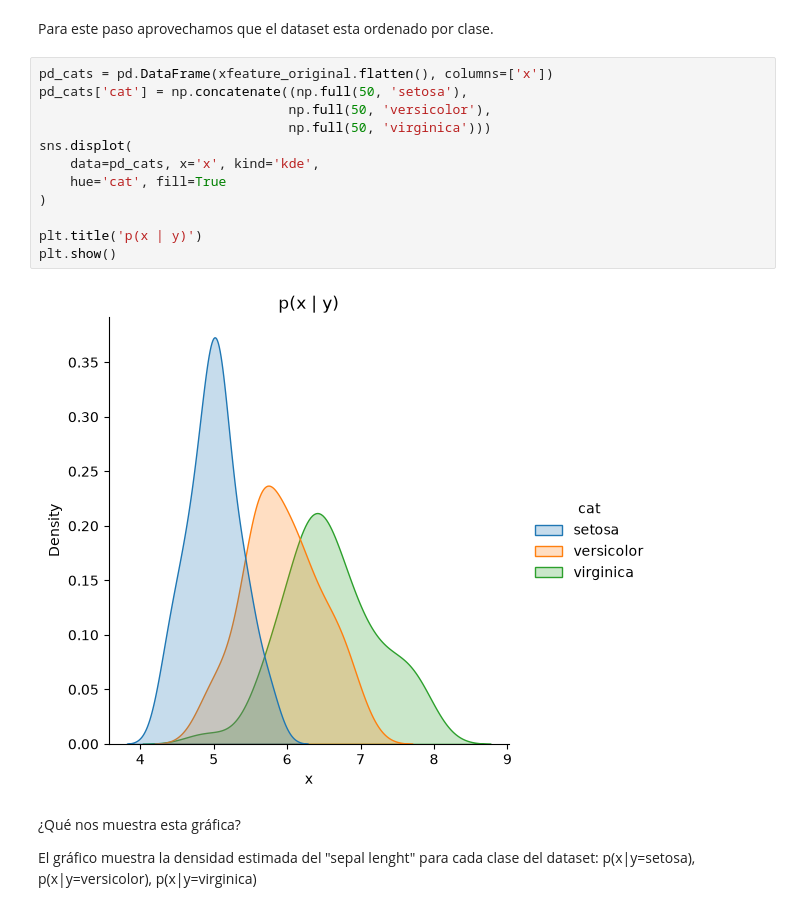
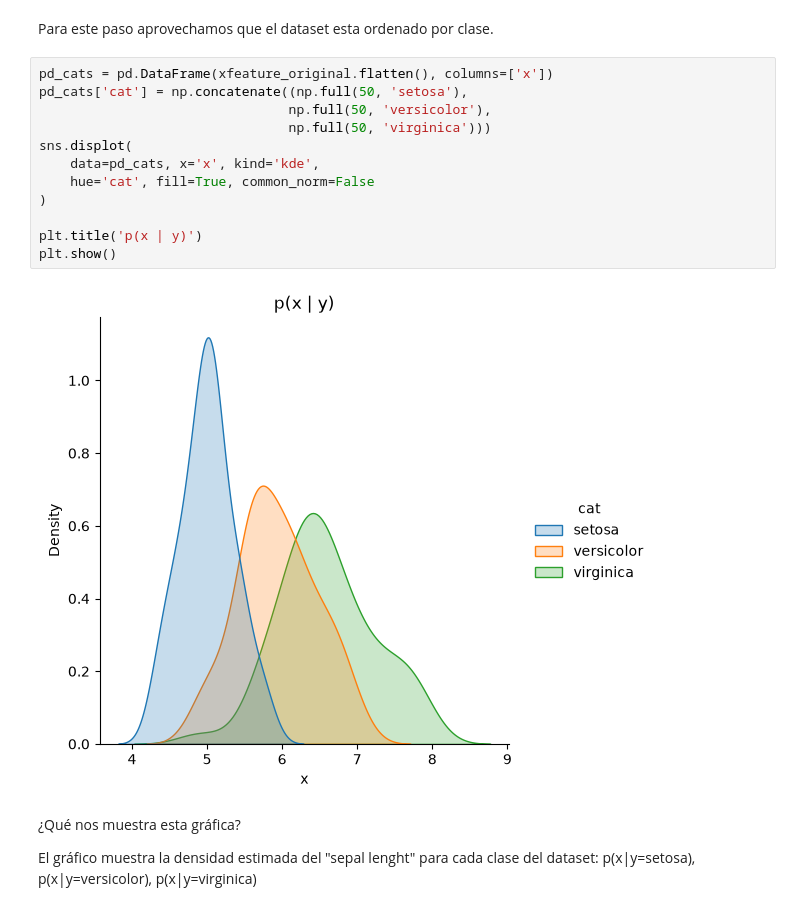
Before and after one commit to rodrigobeniteza/ORT-AI, a Jupyter notebook: AI Generativa/Practicos/Práctico 2/Practico2_JL.ipynb, the cells around one changed output. Drawn from its saved outputs; the diff is of its cells as text.

```diff
--- a/AI Generativa/Practicos/Práctico 2/Practico2_JL.ipynb
+++ b/AI Generativa/Practicos/Práctico 2/Practico2_JL.ipynb
@@ -459,17 +473,17 @@ Para este paso aprovechamos que el dataset esta ordenado por clase.
 # %%
 pd_cats = pd.DataFrame(xfeature_original.flatten(), columns=['x'])
 pd_cats['cat'] = np.concatenate((np.full(50, 'setosa'),
                                 np.full(50, 'versicolor'),
                                 np.full(50, 'virginica')))
 sns.displot(
     data=pd_cats, x='x', kind='kde',
-    hue='cat', fill=True
+    hue='cat', fill=True, common_norm=False
 )
 
 plt.title('p(x | y)')
 plt.show()
 # %% [output]
-[figure, old version]
+[figure, new version]
 # %% [markdown]
 ¿Qué nos muestra esta gráfica?
 
```
Also changed, not shown: parts of 39 cells of this notebook.
